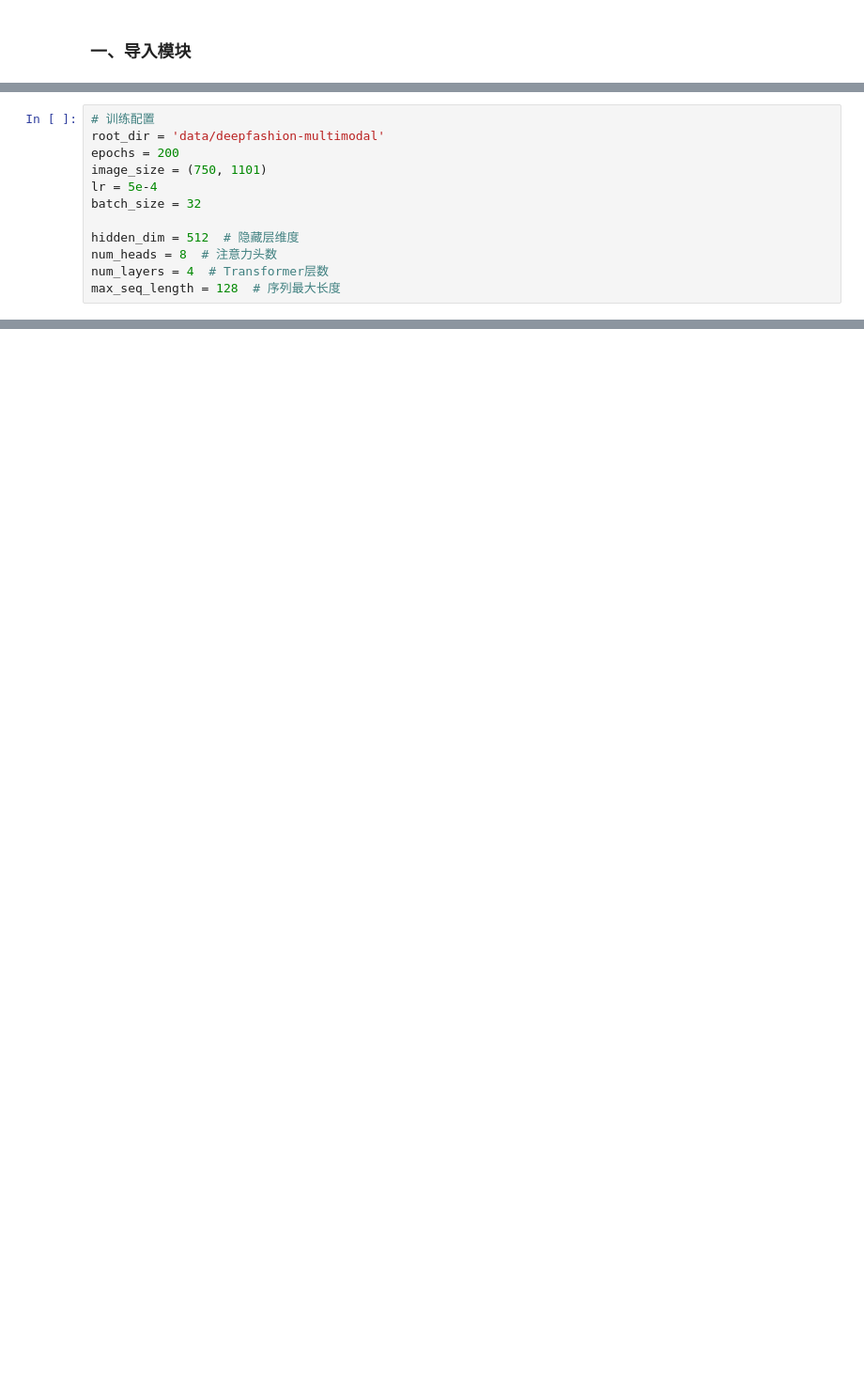
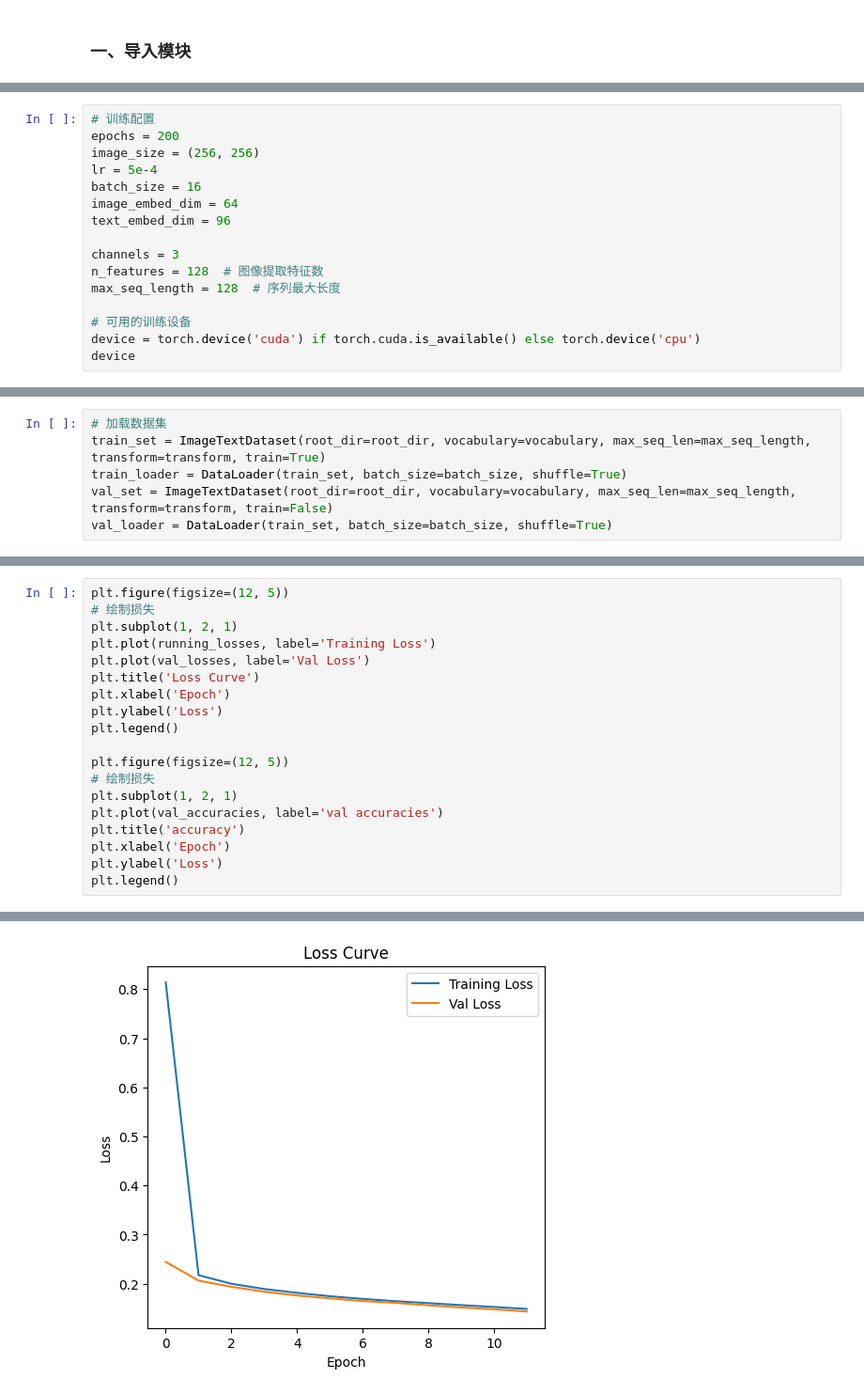
Before and after one commit to hammershock/FashionDescription, a Jupyter notebook: train.ipynb, the cells around one changed output, grey strips where cells are left out. Shown: that part at 94% size. Cells and saved outputs as stored; diff of their text form; blank space fills up the shorter version.

```diff
--- a/train.ipynb
+++ b/train.ipynb
@@ -90,12 +283,16 @@ class ImageTextModel(nn.Module):
 # %%
 # 训练配置
-root_dir = 'data/deepfashion-multimodal'
 epochs = 200
-image_size = (750, 1101)
+image_size = (256, 256)
 lr = 5e-4
-batch_size = 32
+batch_size = 16
+image_embed_dim = 64
+text_embed_dim = 96
 
-hidden_dim = 512  # 隐藏层维度
-num_heads = 8  # 注意力头数
-num_layers = 4  # Transformer层数
+channels = 3
+n_features = 128  # 图像提取特征数
 max_seq_length = 128  # 序列最大长度
+
+# 可用的训练设备
+device = torch.device('cuda') if torch.cuda.is_available() else torch.device('cpu')
+device
@@ -116,0 +329,6 @@ device(type='cpu')
+# %%
+# 加载数据集
+train_set = ImageTextDataset(root_dir=root_dir, vocabulary=vocabulary, max_seq_len=max_seq_length, transform=transform, train=True)
+train_loader = DataLoader(train_set, batch_size=batch_size, shuffle=True)
+val_set = ImageTextDataset(root_dir=root_dir, vocabulary=vocabulary, max_seq_len=max_seq_length, transform=transform, train=False)
+val_loader = DataLoader(train_set, batch_size=batch_size, shuffle=True)
@@ -165,0 +449,20 @@ train_set[600]
+# %%
+plt.figure(figsize=(12, 5))
+# 绘制损失
+plt.subplot(1, 2, 1)
+plt.plot(running_losses, label='Training Loss')
+plt.plot(val_losses, label='Val Loss')
+plt.title('Loss Curve')
+plt.xlabel('Epoch')
+plt.ylabel('Loss')
+plt.legend()
+
+plt.figure(figsize=(12, 5))
+# 绘制损失
+plt.subplot(1, 2, 1)
+plt.plot(val_accuracies, label='val accuracies')
+plt.title('accuracy')
+plt.xlabel('Epoch')
+plt.ylabel('Loss')
+plt.legend()
+# %% [output]
@@ -165,0 +470 @@ train_set[600]
+[figure, added]
```
Also changed, not shown: parts of 20 cells of this notebook, 12 other files.
